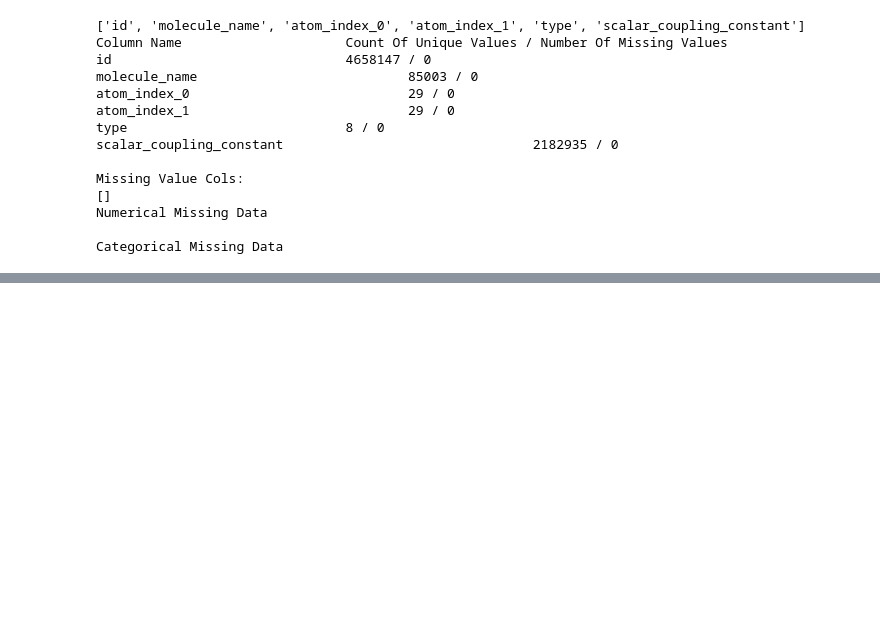
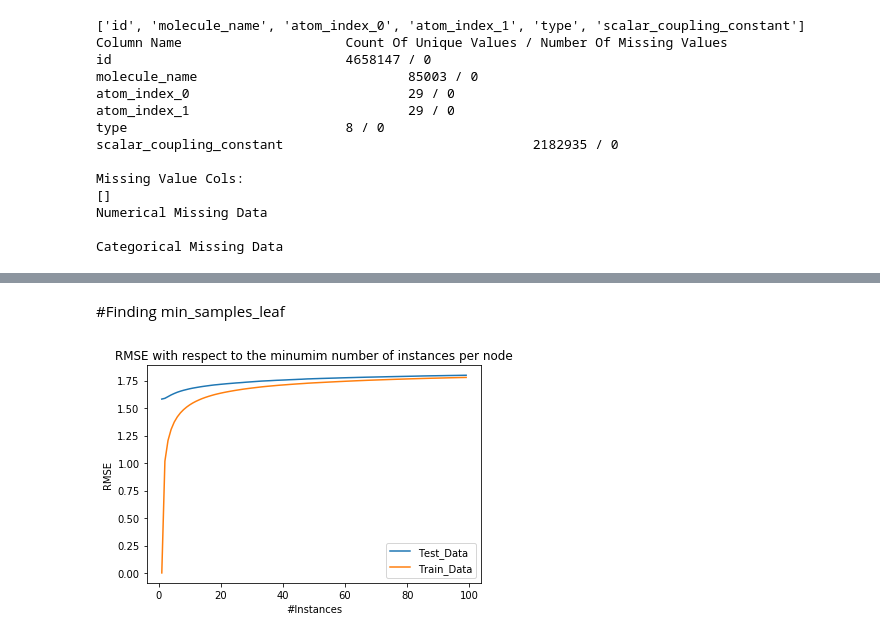
Before and after one commit to Swas99/Kaggle001, a Jupyter notebook: Kaggle001.ipynb, the cells around one changed output, grey strips where cells are left out. Cells and saved outputs as stored; diff of their text form; code cells hidden in the pictures; blank space fills up the shorter version.

```diff
--- a/Kaggle001.ipynb
+++ b/Kaggle001.ipynb
@@ -98,0 +164,2 @@ Name: atom_index_0, Length: 4658147, dtype: int64
+# %%
+TEST_DATA = pd.read_csv('drive/My Drive/Kaggle001/test.csv')
@@ -98,0 +169,6 @@ Name: atom_index_0, Length: 4658147, dtype: int64
+# %%
+# m_type = testData.type.unique()
+molecule_names = TEST_DATA.molecule_name.unique()
+# m_type_dict = dict(zip(m_type, range(len(m_type))))
+molecule_names_dict = dict(zip(molecule_names, range(len(molecule_names))))
+TEST_DATA = TEST_DATA.applymap(lambda s: molecule_names_dict.get(s) if s in molecule_names_dict else s)
@@ -98,0 +177,8 @@ Name: atom_index_0, Length: 4658147, dtype: int64
+# %%
+# ['id', 'molecule_name', 'atom_index_0', 'atom_index_1', 'type', 'scalar_coupling_constant']
+targetCol = ['scalar_coupling_constant']
+featureCols = ['molecule_name', 'atom_index_0', 'atom_index_1', 'type']
+
+
+_X1 =  pd.DataFrame()
+_X2 =  pd.DataFrame()
@@ -98,0 +358,4 @@ Name: atom_index_0, Length: 4658147, dtype: int64
+# %%
+
+_X1.insert(5, 'O', rawData[targetCol])
+print(_X1.head())
@@ -98,0 +405,36 @@ Name: atom_index_0, Length: 4658147, dtype: int64
+# %% [markdown]
+#Finding min_samples_leaf
+# %%
+"""
+Plot the RMSE with respect to the minimum number of instances
+"""
+
+y = rawData[targetCol]
+X = rawData[featureCols]
+y_test = validationSet[targetCol]
+
+fig = plt.figure()
+ax0 = fig.add_subplot(111)
+RMSE_train = []
+RMSE_test = []
+for i in range(1,100):
+  #Paramterize the model and let i be the number of minimum instances per leaf node
+  regression_model = DecisionTreeRegressor(criterion="mse",min_samples_leaf=i)
+  #Train the model
+  regression_model.fit(X,y)
+  #Predict query instances
+  predicted_train = regression_model.predict(X)
+  predicted_test = regression_model.predict(validationSet[featureCols])
+  #Calculate and append the RMSEs
+  RMSE_train.append(np.sqrt(metrics.mean_absolute_error(y, predicted_train)))
+  RMSE_test.append(np.sqrt(metrics.mean_absolute_error(y_test, predicted_test)))
+
+ax0.plot(range(1,100),RMSE_test,label='Test_Data')
+ax0.plot(range(1,100),RMSE_train,label='Train_Data')
+ax0.legend()
+ax0.set_title('RMSE with respect to the minumim number of instances per node')
+ax0.set_xlabel('#Instances')
+ax0.set_ylabel('RMSE')
+plt.show()
+# %% [output]
+[figure, added]
```
Also changed, not shown: parts of 24 cells of this notebook.
